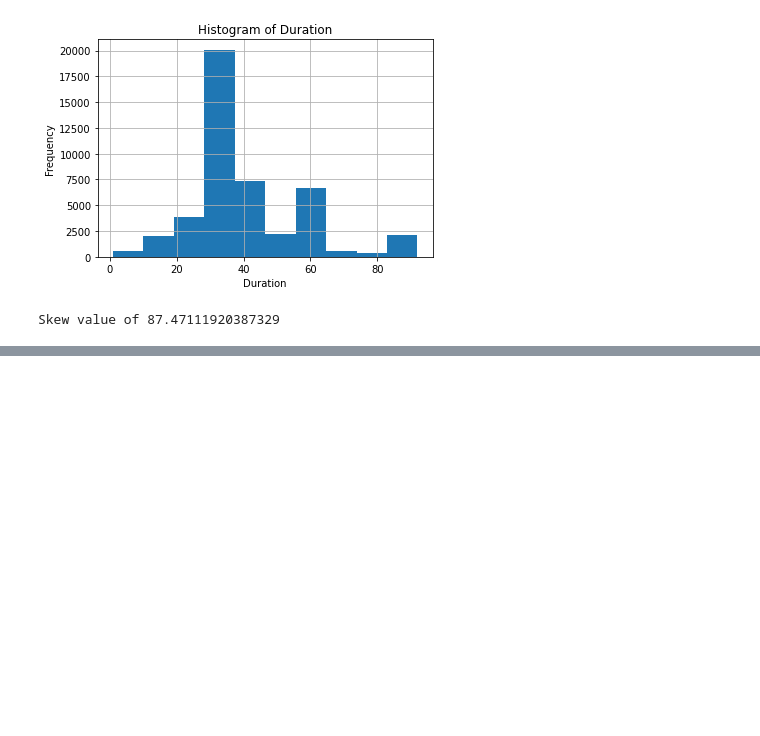
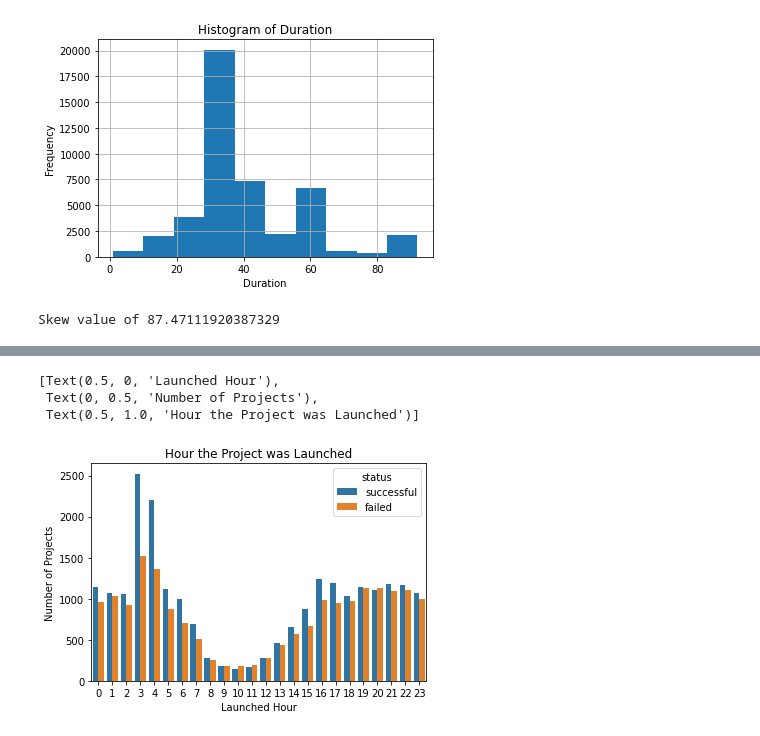
Before and after one commit to NicsLvl/GADSI, a Jupyter notebook: workings.ipynb, the cells around one changed output, grey strips where cells are left out. Saved outputs shown, nothing was run; the diff lists cells and outputs as text; code cells hidden in the pictures; blank space fills up the shorter version.

```diff
--- a/workings.ipynb
+++ b/workings.ipynb
@@ -97,0 +109,15 @@ df_fail.describe()
+# %%
+df['date'] = df['date'].astype('datetime64[ns]')
+# %%
+df['hour'] = df['date'].apply(lambda x: x.hour)
+df['day'] = df['date'].apply(lambda x: x.day)
+df['month'] = df['date'].apply(lambda x: x.month)
+
+test = df.loc[df.status == 'successful',['hour', 'status']].append(df.loc[df.status == 'failed',   ['hour', 'status']])
+ax = sns.countplot(x=test.hour, hue = test.status)
+ax.set(xlabel='Launched Hour', ylabel='Number of Projects', title= 'Hour the Project was Launched')
+# %% [output]
+[Text(0.5, 0, 'Launched Hour'),
+ Text(0, 0.5, 'Number of Projects'),
+ Text(0.5, 1.0, 'Hour the Project was Launched')]
+[figure, added]
```
Also changed, not shown: parts of 11 cells of this notebook, 4 other files.
